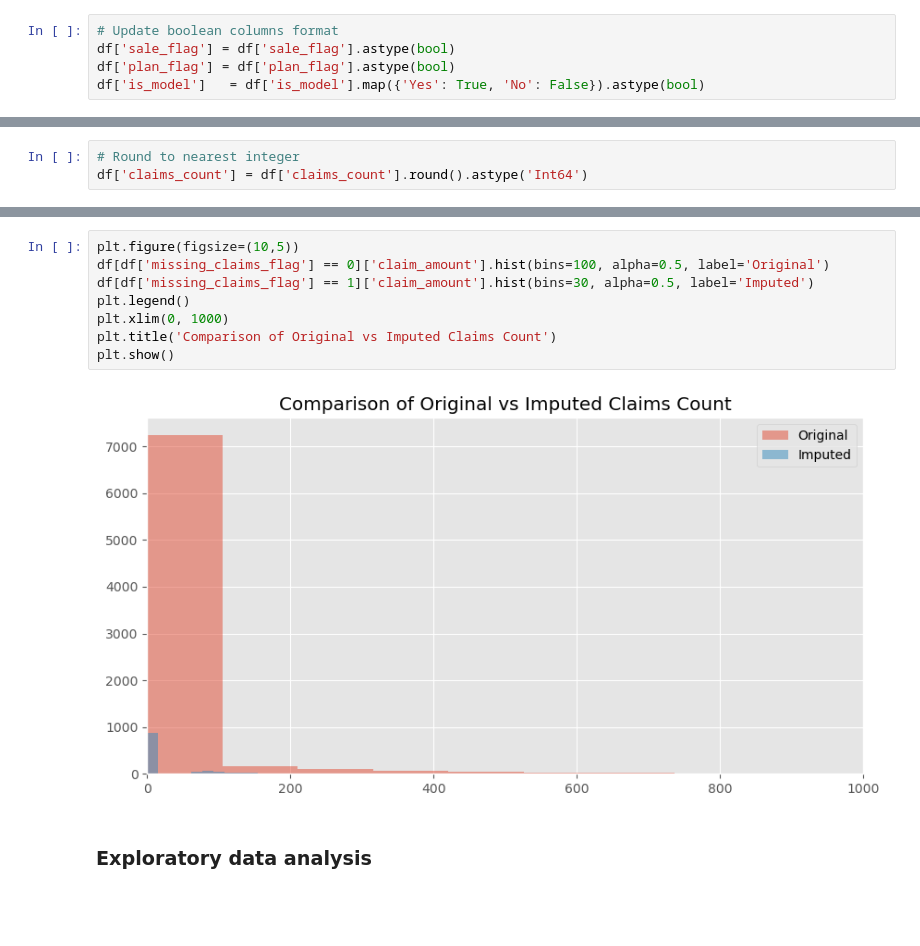
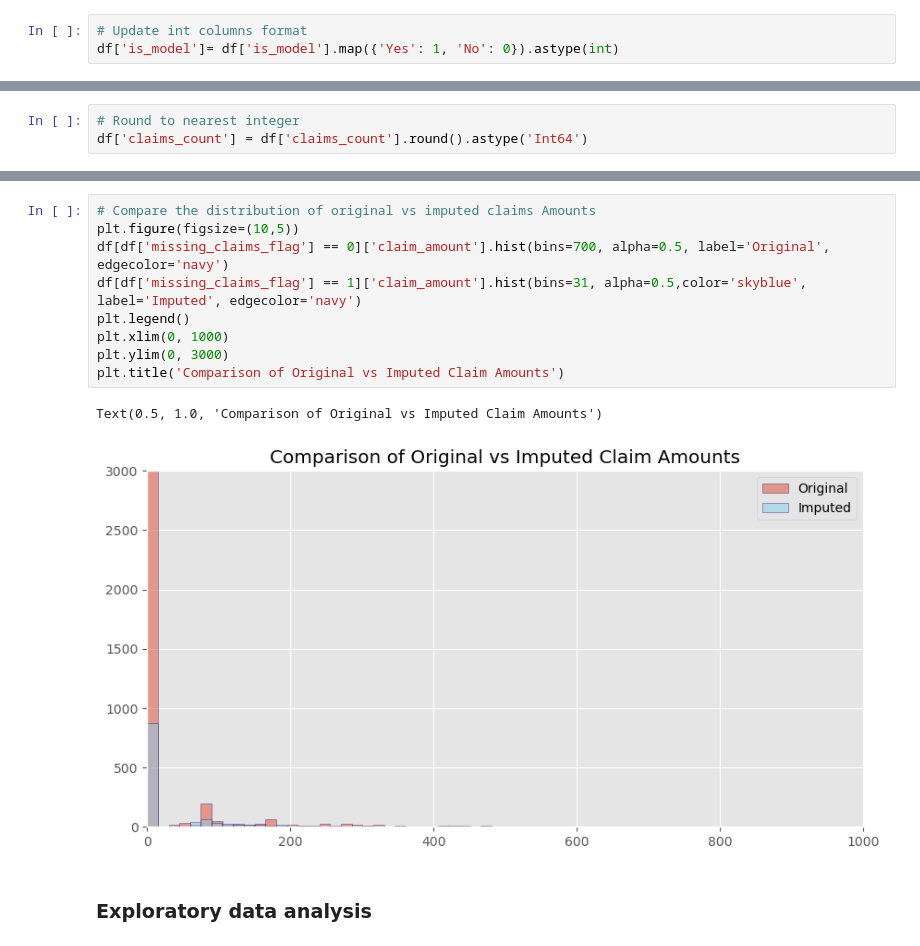
Before and after one commit to matin-zarei/DG-assessment, a Jupyter notebook: Main.ipynb, the cells around one changed output, grey strips where cells are left out. Cells and saved outputs as stored; diff of their text form; blank space fills up the shorter version.

```diff
--- a/Main.ipynb
+++ b/Main.ipynb
@@ -115,10 +117,8 @@ df.describe()
 df['purchase_date'] = pd.to_datetime(df['purchase_date'], dayfirst=True)
 df['offer_date']     = pd.to_datetime(df['offer_date'], dayfirst=True)
 # %%
-# Update boolean columns format
-df['sale_flag'] = df['sale_flag'].astype(bool)
-df['plan_flag'] = df['plan_flag'].astype(bool)
-df['is_model']   = df['is_model'].map({'Yes': True, 'No': False}).astype(bool)
+# Update int columns format
+df['is_model']= df['is_model'].map({'Yes': 1, 'No': 0}).astype(int)
 # %%
 #update categorical columns format
 df['manufacturer_brandname_enc'] = df['manufacturer_brandname_enc'].astype('category')
@@ -390,12 +391,14 @@ plt.show()
 # %%
+# Compare the distribution of original vs imputed claims Amounts
 plt.figure(figsize=(10,5))
-df[df['missing_claims_flag'] == 0]['claim_amount'].hist(bins=100, alpha=0.5, label='Original')
-df[df['missing_claims_flag'] == 1]['claim_amount'].hist(bins=30, alpha=0.5, label='Imputed')
+df[df['missing_claims_flag'] == 0]['claim_amount'].hist(bins=700, alpha=0.5, label='Original', edgecolor='navy')
+df[df['missing_claims_flag'] == 1]['claim_amount'].hist(bins=31, alpha=0.5,color='skyblue', label='Imputed', edgecolor='navy')
 plt.legend()
 plt.xlim(0, 1000)
-plt.title('Comparison of Original vs Imputed Claims Count')
-plt.show()
+plt.ylim(0, 3000)
+plt.title('Comparison of Original vs Imputed Claim Amounts')
 # %% [output]
+Text(0.5, 1.0, 'Comparison of Original vs Imputed Claim Amounts')
-[figure, old version]
+[figure, new version]
 # %% [markdown]
 ### Exploratory data analysis
```
Also changed, not shown: parts of 33 cells of this notebook.
